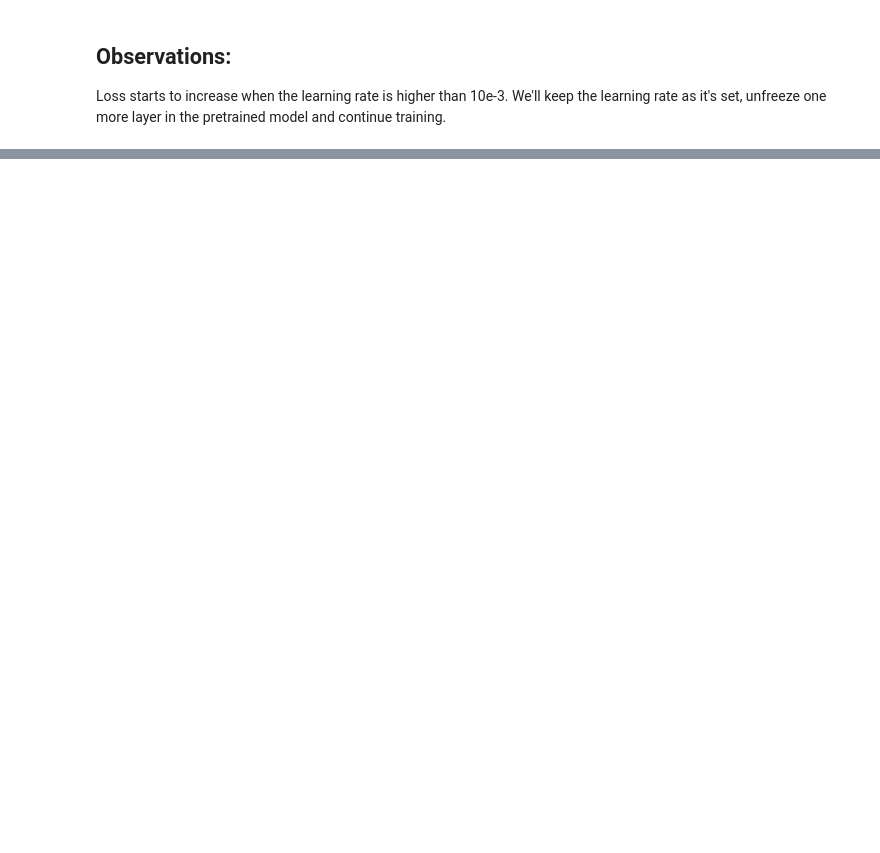
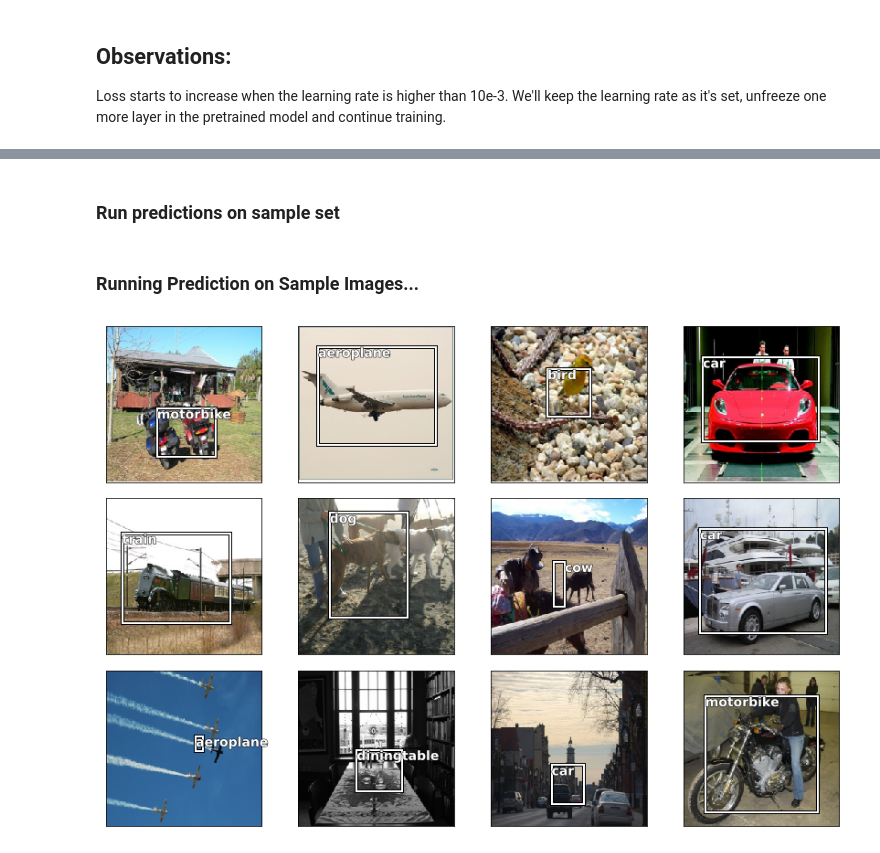
Before and after one commit to JoshZastrow/Object-Detection, a Jupyter notebook: PASCAL-Object-Detection.ipynb, the cells around one changed output, grey strips where cells are left out. Saved outputs shown, nothing was run; the diff lists cells and outputs as text; code cells hidden in the pictures; blank space fills up the shorter version.

```diff
--- a/PASCAL-Object-Detection.ipynb
+++ b/PASCAL-Object-Detection.ipynb
@@ -648,0 +612,3 @@ NotImplementedError:
+# %%
+lr = 1e-3
+trainer.fit(lr, 1, cycle_len=3, use_clr=(32,5))
@@ -649,6 +622,6 @@ NotImplementedError:
 # %%
-lr = 2e-3
-lrs = [lr/1000, lr/100, lr]
-trainer.fit(lr, 2, cycle_len=1, cycle_mult=2)
+trainer.freeze_to(-2)
+lrs = np.array([lr/100, lr/10, lr])
+trainer.fit(lr/1000, 2, cycle_len=1, cycle_mult=2)
 # %% [output]
 [interactive output not drawn]
@@ -682,0 +654,3 @@ epoch      trn_loss   val_loss
+# %%
+trainer.unfreeze()
+trainer.fit(lrs/10, 1, cycle_len=10, use_clr=(32,10))
@@ -682,0 +673,29 @@ epoch      trn_loss   val_loss
+# %% [markdown]
+### Run predictions on sample set
+# %%
+y = trainer.predict()
+x, _ = next(iter(image_data.val_dl))
+# %%
+from scipy.special import expit
+
+fig, axes = plt.subplots(3, 4, figsize=(12, 8))
+for i,ax in enumerate(axes.flat):
+    i = i + 30  # look at different image set
+    # Get a de-normalized image
+    ima = image_data.val_ds.ds.denorm(to_np(x))[i]
+
+    # Get bounding Box from prediction vector
+    bb = expit(y[i][:4]) * 224  # multiplied by image size
+
+    # Get Class Label from prediction vectpr
+    c = np.argmax(y[i][4:])
+    c = int(name_data.classes[c])
+
+    # Plot
+    ax = display_img(ima, bb, c, ax=ax)
+
+printmd('### Running Prediction on Sample Images...')
+plt.tight_layout()
+# %% [output]
+### Running Prediction on Sample Images...
+[figure, added]
```
Also changed, not shown: parts of 28 cells of this notebook.
